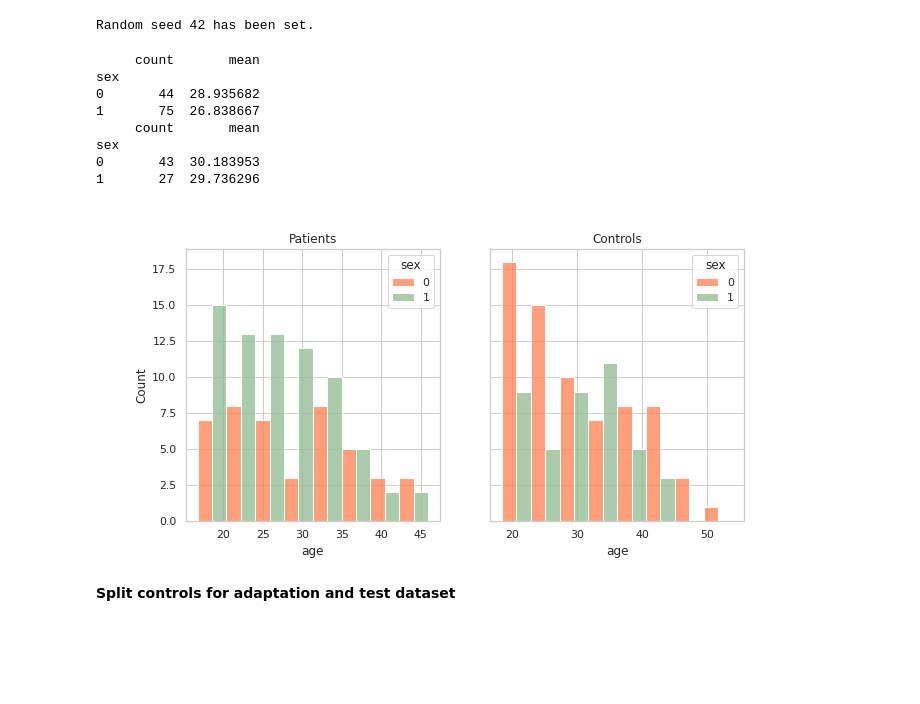
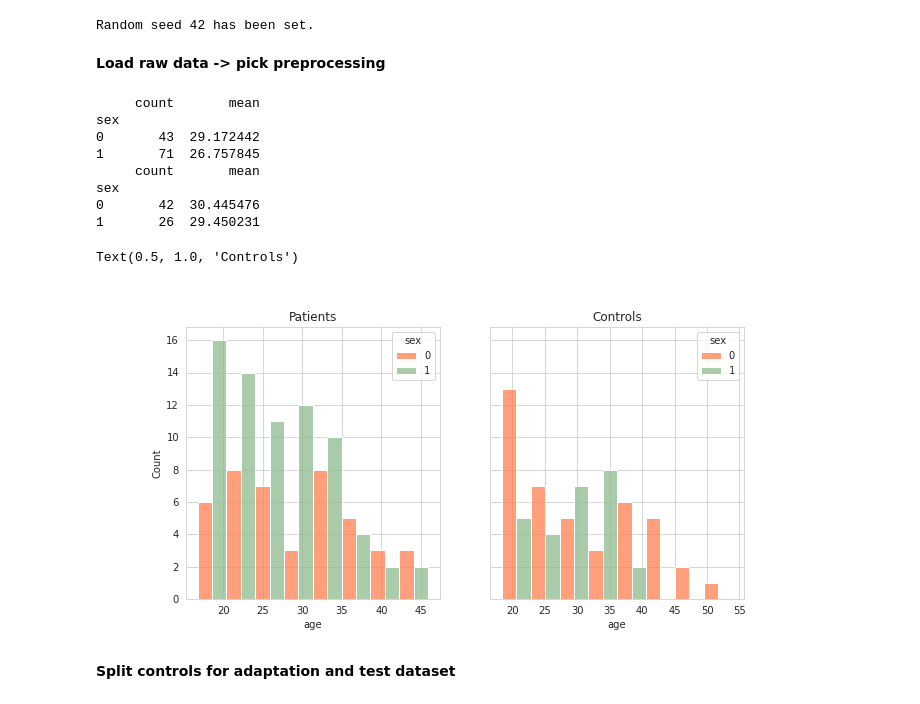
Before and after one commit to bbuckova/ESO_normative, a Jupyter notebook: pretrained_longitudinal_adaptation_experiment.ipynb, the cells around one changed output. Drawn from its saved outputs; the diff is of its cells as text; code cells hidden in the pictures; blank space fills up the shorter version.

Commit message:
[pretrained_longitudinal_adaptation_evaluation.ipynb] Data loading routine improved

```diff
--- a/pretrained_longitudinal_adaptation_experiment.ipynb
+++ b/pretrained_longitudinal_adaptation_experiment.ipynb
@@ -115,32 +60,52 @@ v2_pat = v2_pat.sort_index()
+# %% [markdown]
+**Load raw data -> pick preprocessing**
+# %%
+# Freesurfer data dir
+data_dir = os.path.join(main_dir, 'models', 'sensitivity', 'data')
+
+# Pick the preprocessing and load data
+preproc = 'long'
+
+v1 = pd.read_csv(os.path.join(data_dir, 'all_'+preproc+'_1_qc.csv'), sep=' ', index_col=0)
+v2 = pd.read_csv(os.path.join(data_dir, 'all_'+preproc+'_2_qc.csv'), sep=' ', index_col=0)
+
+v1_pat = v1[v1['category']=='Patient']
+v1_cont = v1[v1['category']=='Control']
+v2_pat = v2[v2['category']=='Patient']
+v2_cont = v2[v2['category']=='Control']
+
+site_ids_te =  sorted(set(v1_pat['site'].to_list()))
 # %%
 print(v1_pat.groupby('sex').agg(['count','mean'])['age'])
 print(v1_cont.groupby('sex').agg(['count','mean'])['age'])
 # %% [output]
      count       mean
 sex
-0       44  28.935682
-1       75  26.838667
+0       43  29.172442
+1       71  26.757845
      count       mean
 sex
-0       43  30.183953
-1       27  29.736296
+0       42  30.445476
+1       26  29.450231
 # %%
+# Plot stratification across sex, age and category
 FM_colors = ["coral", "darkseagreen"]
 fm_palette = sns.set_palette(sns.color_palette(FM_colors))
 
 sns.set_style("whitegrid")
-to_plot = pd.concat([v1_pat[['age','sex','Category']],v1_cont[['age','sex','Category']]])
+to_plot = pd.concat([v1_pat[['age','sex','category']],v1_cont[['age','sex','category']]])
 
 fig, ax = plt.subplots(1,2, figsize=(10,5), sharey=True)
 #sns.histplot(data=v1_pat, x='age', hue='sex',  stat='probability', ax=ax[0], palette = fm_palette, multiple='dodge')
 sns.histplot(data=v1_pat, x='age', hue='sex', ax=ax[0], palette = fm_palette, multiple='dodge')
 ax[0].set_title('Patients')
 #sns.histplot(data=v1_cont, x='age', hue='sex',  stat='probability', ax=ax[1], palette = fm_palette, multiple='dodge')
 sns.histplot(data=v1_cont, x='age', hue='sex',  ax=ax[1], palette = fm_palette, multiple='dodge')
 ax[1].set_title('Controls')
-fig.savefig(os.path.join(models_dir, 'hist_data_distribution_age_sex'))
+#fig.savefig(os.path.join(models_dir, 'hist_data_distribution_age_sex'))
 # %% [output]
+Text(0.5, 1.0, 'Controls')
-[figure, old version]
+[figure, new version]
 # %% [markdown]
 **Split controls for adaptation and test dataset**
 # %%
```
Also changed, not shown: parts of 7 cells of this notebook.
